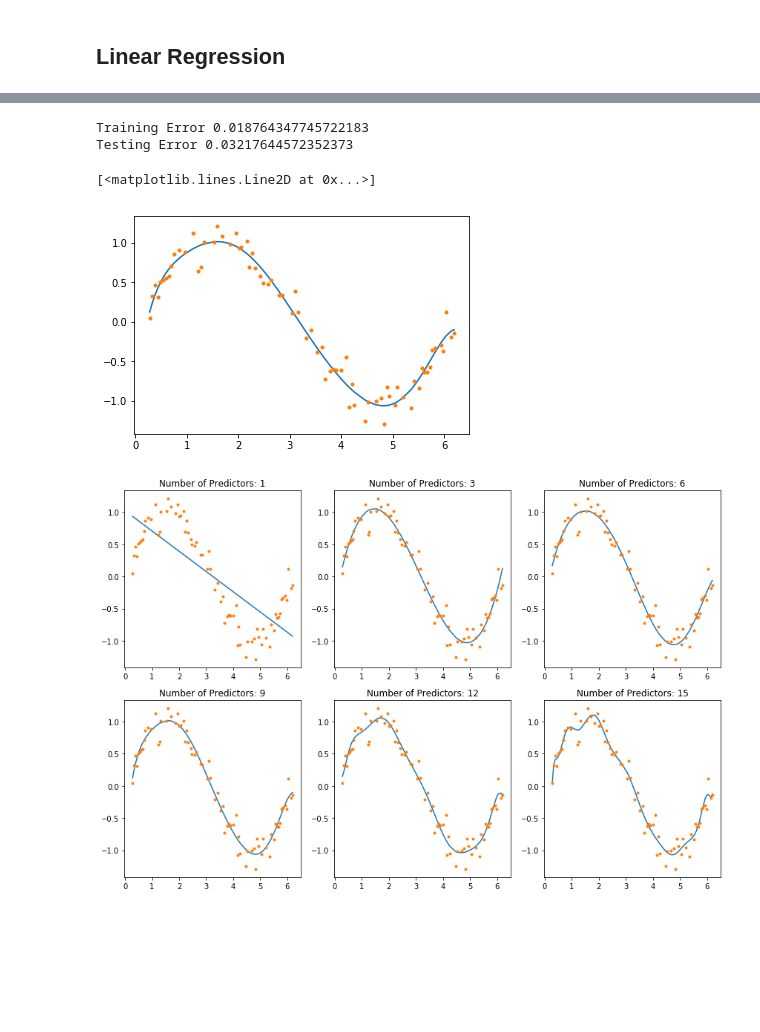
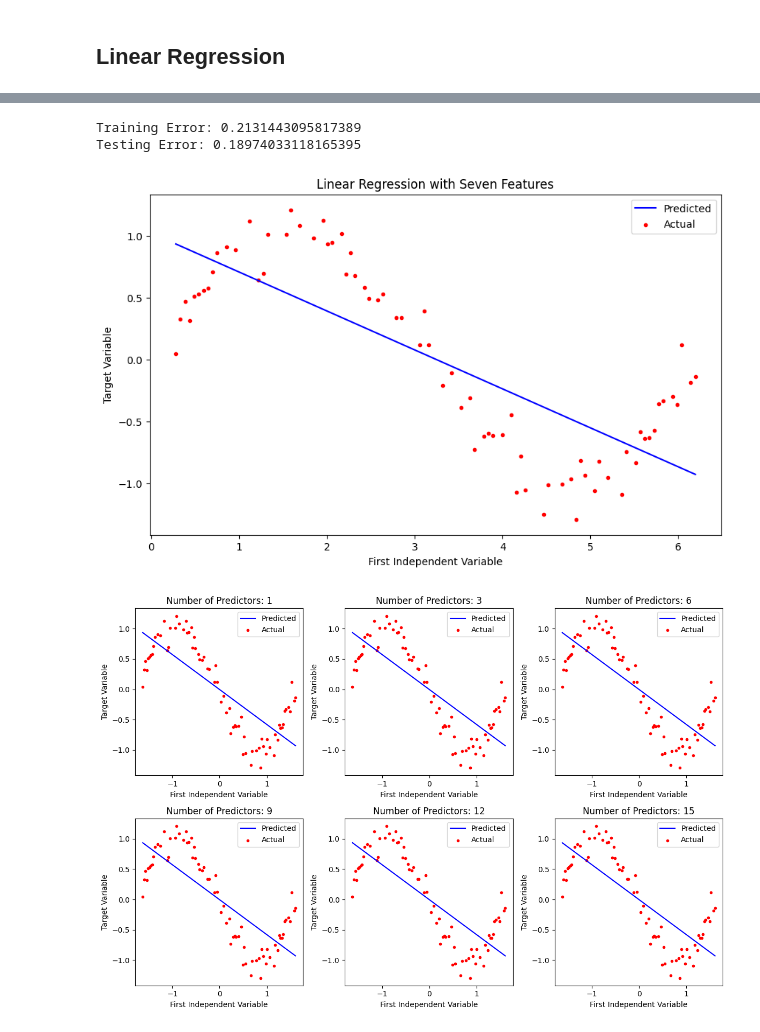
Before and after one commit to JapiKredi/EDA_library, a Jupyter notebook: Ridge_and_Lasso_Implementation.ipynb, the cells around one changed output, grey strips where cells are left out. Saved outputs shown, nothing was run; the diff lists cells and outputs as text; code cells hidden in the pictures; blank space fills up the shorter version.

```diff
--- a/Ridge_and_Lasso_Implementation.ipynb
+++ b/Ridge_and_Lasso_Implementation.ipynb
@@ -179,25 +220,44 @@ Testing Error 0.03045187888196876
 # %%
-#Linear regression with Seven features
-independent_variable_train = X_train[:,0:9]
+import numpy as np
+import matplotlib.pyplot as plt
+from sklearn.linear_model import LinearRegression
+from sklearn.preprocessing import StandardScaler
 
-linreg = LinearRegression(normalize=True)
-linreg.fit(independent_variable_train,y_train)
+# Assuming X_train, y_train, X_test, and y_test are already defined
+
+# Standardize the independent variables
+scaler = StandardScaler()
+independent_variable_train = scaler.fit_transform(X_train[:, 0:7])
+independent_variable_test = scaler.transform(X_test[:, 0:7])
+
+# Linear regression with seven features
+linreg = LinearRegression()
+linreg.fit(independent_variable_train, y_train)
 y_train_pred = linreg.predict(independent_variable_train)
 
-rss_train = sum((y_train_pred-y_train)**2) / X_train.shape[0]
+# Calculate training error (RSS)
+rss_train = sum((y_train_pred - y_train) ** 2) / X_train.shape[0]
 
-independent_variable_test = X_test[:,0:9]
+# Predict on test data
 y_test_pred = linreg.predict(independent_variable_test)
-rss_test = sum((y_test_pred-y_test)**2)/ X_test.shape[0]
 
-print("Training Error", rss_train)
-print("Testing Error",rss_test)
+# Calculate testing error (RSS)
+rss_test = sum((y_test_pred - y_test) ** 2) / X_test.shape[0]
 
-plt.plot(X_train[:,0:1],y_train_pred)
-plt.plot(X_train[:,0:1],y_train,'.')
+print("Training Error:", rss_train)
+print("Testing Error:", rss_test)
+
+# Plotting the results for the first feature
+plt.figure(figsize=(10, 6))
+plt.plot(X_train[:, 0], y_train_pred, label='Predicted', color='blue')
+plt.scatter(X_train[:, 0], y_train, label='Actual', color='red', marker='.')
+plt.xlabel('First Independent Variable')
+plt.ylabel('Target Variable')
+plt.title('Linear Regression with Seven Features')
+plt.legend()
+plt.show()
 # %% [output]
-Training Error 0.018764347745722183
-Testing Error 0.03217644572352373
+Training Error: 0.2131443095817389
+Testing Error: 0.18974033118165395
-[<matplotlib.lines.Line2D at 0x...>]
-[figure, old version]
+[figure, new version]
 # %%
@@ -242,15 +317,19 @@ models_to_plot = {1:231,3:232,6:233,9:234,12:235,15:236}
 # %%
 #Iterate through all powers and store the results in a matrix form
 plt.figure(figsize=(12,8))
 for i in range(1,16):
     train_x = X_train[:,0:i]
     train_y = y_train
     test_x = X_test[:,0:i]
     test_y = y_test
 
-    coef_matrix_simple.iloc[i-1,0:i+3] = linear_regression(train_x,train_y, test_x, test_y, features=i, models_to_plot=models_to_plot)
+    # Get the results from linear_regression
+    results = linear_regression(train_x,train_y, test_x, test_y, features=i, models_to_plot=models_to_plot)
+
+    # Assign results to the DataFrame, ensuring correct column indexing
+    coef_matrix_simple.iloc[i-1,0:len(results)] = results
 # %% [output]
-[figure, old version]
+[figure, new version]
 # %%
 #Set the display format to be scientific for ease of analysis
 pd.options.display.float_format = '{:,.2g}'.format
```
Also changed, not shown: parts of 5 cells of this notebook.
